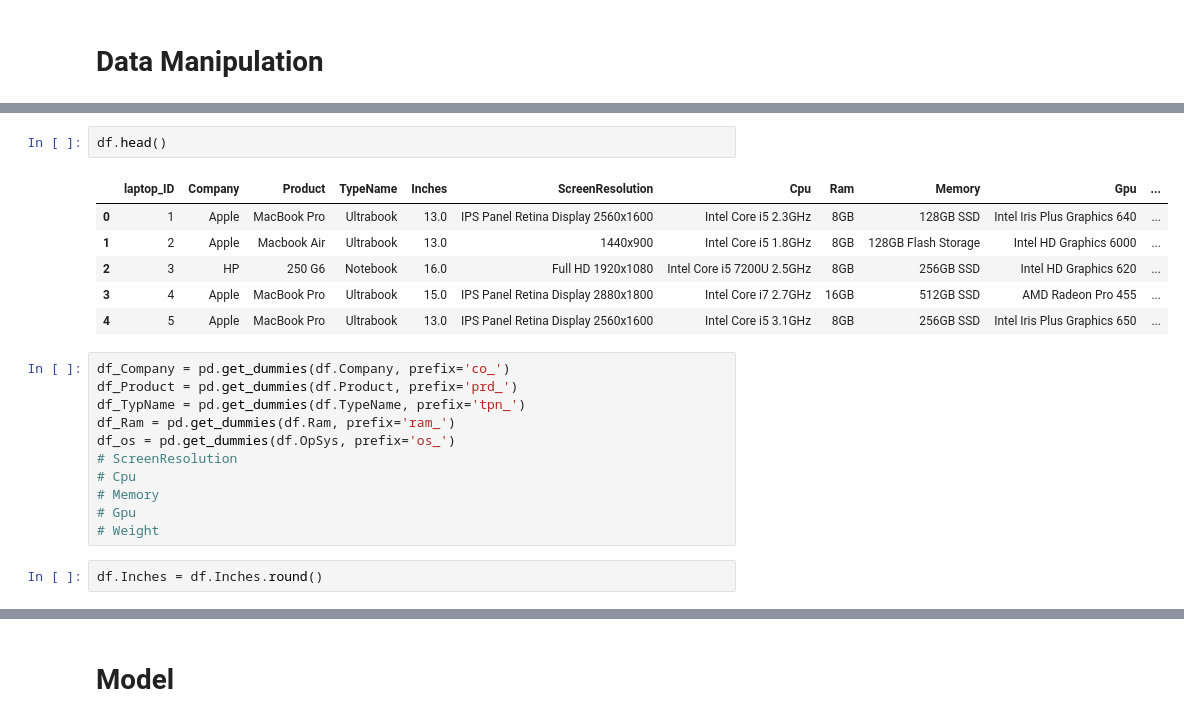
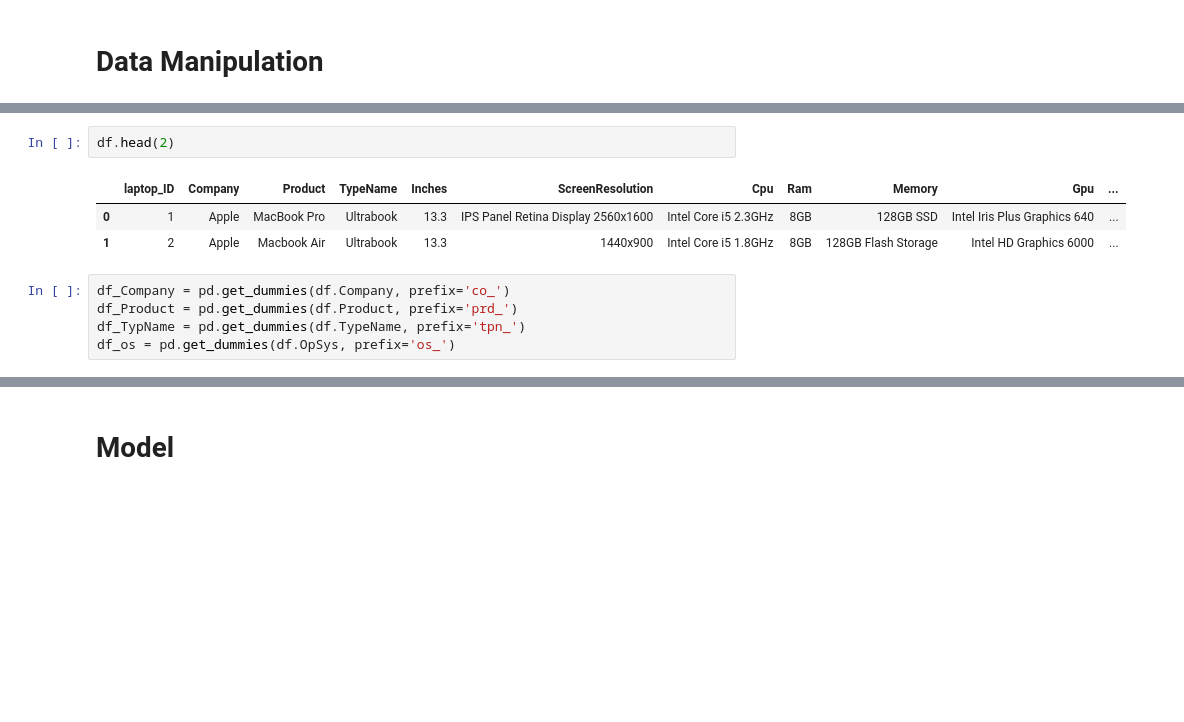
Before and after one commit to DanielKorenDataScience/RegressionProject, a Jupyter notebook: Regression Project.ipynb, the cells around one changed output, grey strips where cells are left out. Drawn from its saved outputs; the diff is of its cells as text; blank space fills up the shorter version.

```diff
--- a/Regression Project.ipynb
+++ b/Regression Project.ipynb
@@ -207,22 +251,11 @@ sns.heatmap(corr_df , vmax=1, square=True, annot=False, cmap='YlGnBu')
 # %%
-df.head()
+df.head(2)
 # %% [output]
 |  | laptop_ID | Company | Product | TypeName | Inches | ScreenResolution | Cpu | Ram | Memory | Gpu | ... |
-| 0 | 1 | Apple | MacBook Pro | Ultrabook | 13.0 | IPS Panel Retina Display 2560x1600 | Intel Core i5 2.3GHz | 8GB | 128GB SSD | Intel Iris Plus Graphics 640 | ... |
-| 1 | 2 | Apple | Macbook Air | Ultrabook | 13.0 | 1440x900 | Intel Core i5 1.8GHz | 8GB | 128GB Flash Storage | Intel HD Graphics 6000 | ... |
-| 2 | 3 | HP | 250 G6 | Notebook | 16.0 | Full HD 1920x1080 | Intel Core i5 7200U 2.5GHz | 8GB | 256GB SSD | Intel HD Graphics 620 | ... |
-| 3 | 4 | Apple | MacBook Pro | Ultrabook | 15.0 | IPS Panel Retina Display 2880x1800 | Intel Core i7 2.7GHz | 16GB | 512GB SSD | AMD Radeon Pro 455 | ... |
-| 4 | 5 | Apple | MacBook Pro | Ultrabook | 13.0 | IPS Panel Retina Display 2560x1600 | Intel Core i5 3.1GHz | 8GB | 256GB SSD | Intel Iris Plus Graphics 650 | ... |
+| 0 | 1 | Apple | MacBook Pro | Ultrabook | 13.3 | IPS Panel Retina Display 2560x1600 | Intel Core i5 2.3GHz | 8GB | 128GB SSD | Intel Iris Plus Graphics 640 | ... |
+| 1 | 2 | Apple | Macbook Air | Ultrabook | 13.3 | 1440x900 | Intel Core i5 1.8GHz | 8GB | 128GB Flash Storage | Intel HD Graphics 6000 | ... |
 # %%
 df_Company = pd.get_dummies(df.Company, prefix='co_')
 df_Product = pd.get_dummies(df.Product, prefix='prd_')
 df_TypName = pd.get_dummies(df.TypeName, prefix='tpn_')
-df_Ram = pd.get_dummies(df.Ram, prefix='ram_')
 df_os = pd.get_dummies(df.OpSys, prefix='os_')
-# ScreenResolution
-# Cpu
-# Memory
-# Gpu
-# Weight
-# %%
-df.Inches = df.Inches.round()
```
Also changed, not shown: parts of 22 cells of this notebook.
